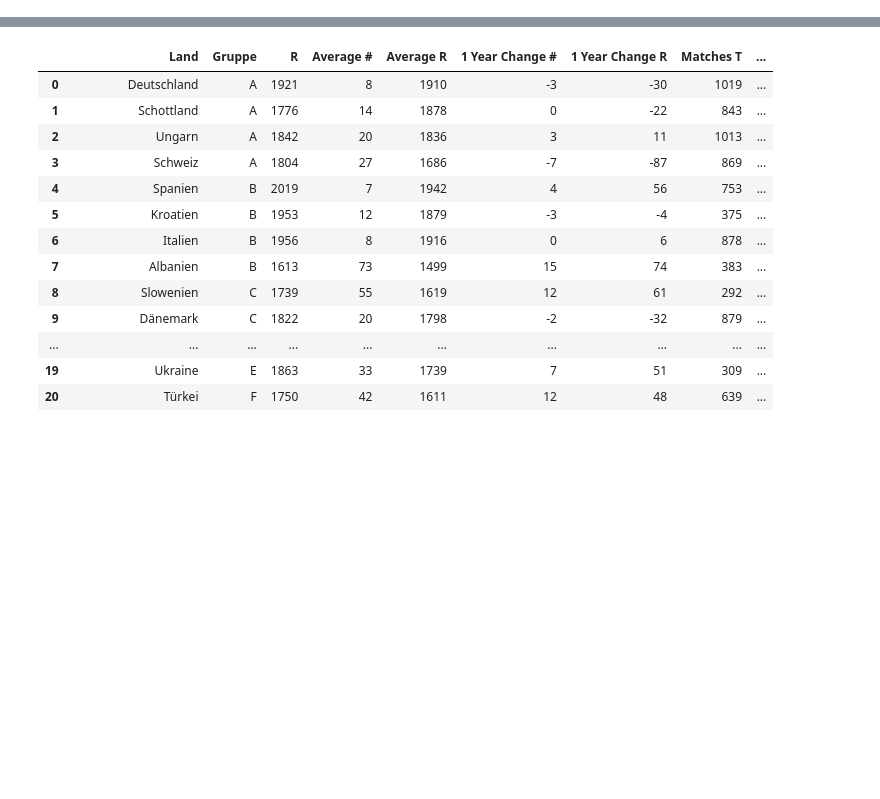
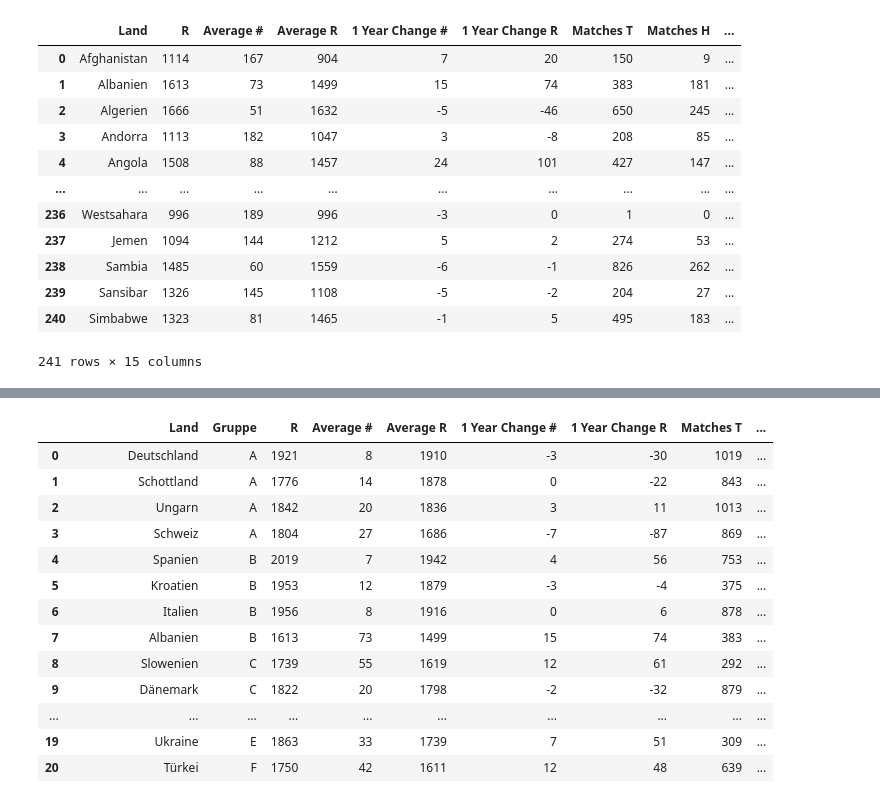
Before and after one commit to Sandra-Senn/propability_soccer_winning, a Jupyter notebook: data_exploration.ipynb, the cells around one changed output, grey strips where cells are left out. Cells and saved outputs as stored; diff of their text form; code cells hidden in the pictures; blank space fills up the shorter version.

```diff
--- a/data_exploration.ipynb
+++ b/data_exploration.ipynb
@@ -3,12 +4,26 @@ import pandas as pd
 import itertools
 # %%
 # import elo data as df
-data_elo = pd.read_excel("./data_elo.xlsx")
+data_elo = pd.read_excel("./data/data_elo.xlsx")
 data_elo
-indices = data_elo[data_elo["Land"] == "Türkei"].index
+# indices = data_elo[data_elo["Land"] == "Türkei"].index
 
 # print("Indices where 'Türkei' appears in the 'Land' column:", indices)
 # row_219 = data_elo.iloc[219]
 # row_219
+# %% [output]
+|  | Land | R | Average # | Average R | 1 Year Change # | 1 Year Change R | Matches T | Matches H | ... |
+| 0 | Afghanistan | 1114 | 167 | 904 | 7 | 20 | 150 | 9 | ... |
+| 1 | Albanien | 1613 | 73 | 1499 | 15 | 74 | 383 | 181 | ... |
+| 2 | Algerien | 1666 | 51 | 1632 | -5 | -46 | 650 | 245 | ... |
+| 3 | Andorra | 1113 | 182 | 1047 | 3 | -8 | 208 | 85 | ... |
+| 4 | Angola | 1508 | 88 | 1457 | 24 | 101 | 427 | 147 | ... |
+| ... | ... | ... | ... | ... | ... | ... | ... | ... | ... |
+| 236 | Westsahara | 996 | 189 | 996 | -3 | 0 | 1 | 0 | ... |
+| 237 | Jemen | 1094 | 144 | 1212 | 5 | 2 | 274 | 53 | ... |
+| 238 | Sambia | 1485 | 60 | 1559 | -6 | -1 | 826 | 262 | ... |
+| 239 | Sansibar | 1326 | 145 | 1108 | -5 | -2 | 204 | 27 | ... |
+| 240 | Simbabwe | 1323 | 81 | 1465 | -1 | 5 | 495 | 183 | ... |
+241 rows × 15 columns
 # %%
 # import market value data as df
```
Also changed, not shown: parts of 13 cells of this notebook, 3 other files.
